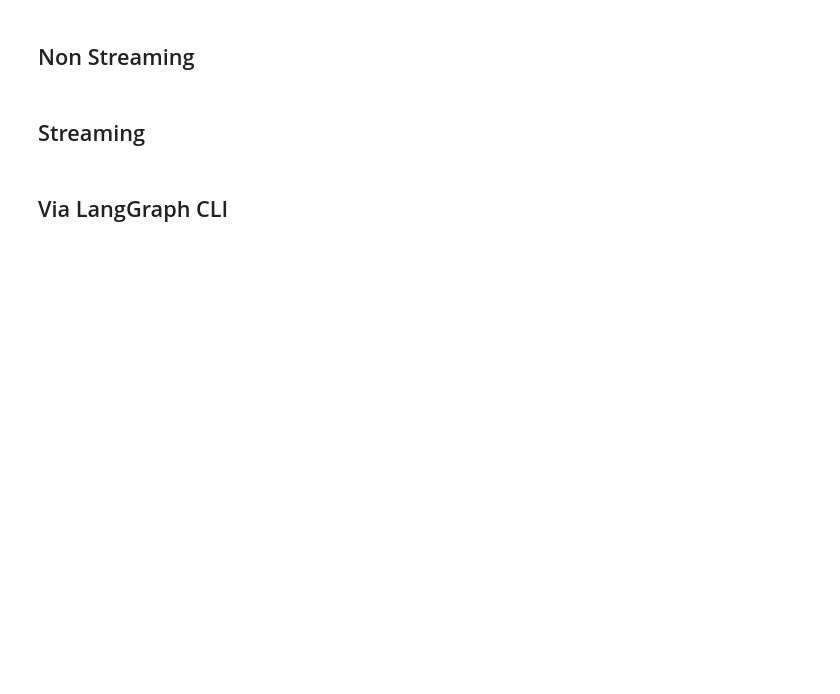
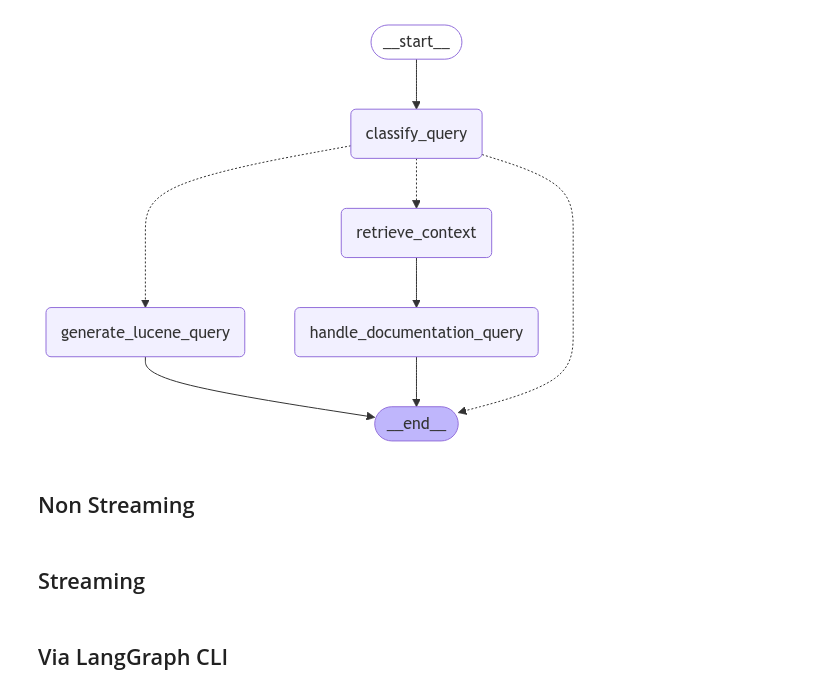
Before and after one commit to scchengaiah/llm-examples, a Jupyter notebook: 06_ai_tools_frameworks/04_langgraph/examples/polarion_assistant.ipynb, the cells around one changed output. Drawn from its saved outputs; the diff is of its cells as text; code cells hidden in the pictures; blank space fills up the shorter version.

```diff
--- a/06_ai_tools_frameworks/04_langgraph/examples/polarion_assistant.ipynb
+++ b/06_ai_tools_frameworks/04_langgraph/examples/polarion_assistant.ipynb
@@ -182,34 +184,36 @@ def handle_documentation_query(state):
     user_prompt = HumanMessage(POLARION_DOCUMENTATION_USER_QUERY_TEMPLATE.format(
         user_query=user_query, context=state["context"]
     ))
     messages = [SystemMessage(GENERATE_LUCENE_QUERY_SYSTEM_PROMPT)] + [user_prompt]
     result = model.invoke(messages)
     return {"messages": [result]}
 
 # Build graph
 builder = StateGraph(State)
 builder.add_node("classify_query", classify_query)
 builder.add_node("generate_lucene_query", generate_lucene_query)
 builder.add_node("retrieve_context", retrieve_context)
 builder.add_node("handle_documentation_query", handle_documentation_query)
 
 builder.add_conditional_edges(
     "classify_query",
     route_query,
     ["generate_lucene_query", "retrieve_context", END],
 )
 
 # Logic
 builder.add_edge(START, "classify_query")
 builder.add_edge("retrieve_context", "handle_documentation_query")
 builder.add_edge("generate_lucene_query", END)
-builder.add_edge("retrieve_context", END)
+builder.add_edge("handle_documentation_query", END)
 
 # Add
 graph = builder.compile()
 
 # View
 display(Image(graph.get_graph().draw_mermaid_png()))
+# %% [output]
+[figure, added]
 # %%
 messages = [HumanMessage("How do I create a requirement ?")]
 # %% [markdown]
```
Also changed, not shown: parts of 1 cell of this notebook, 2 other files.
